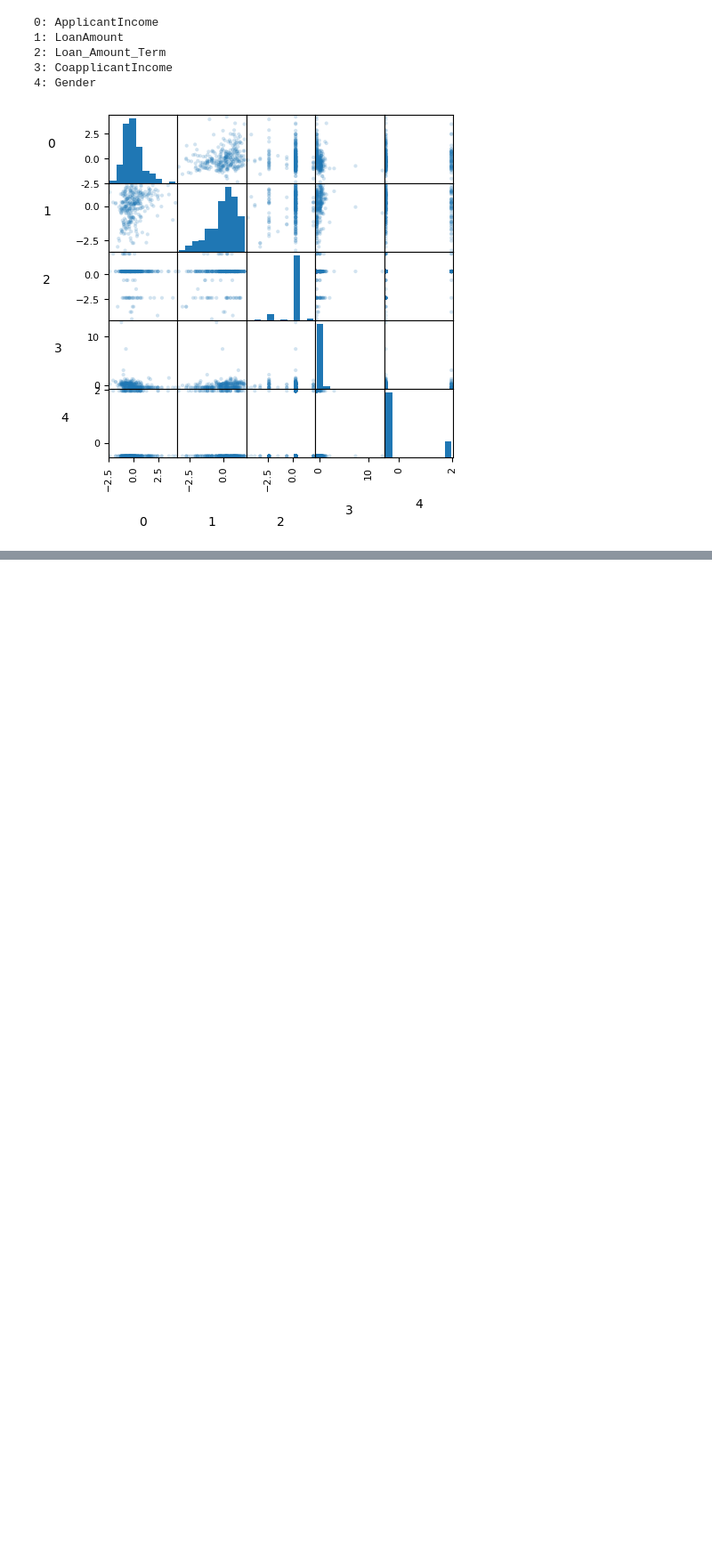
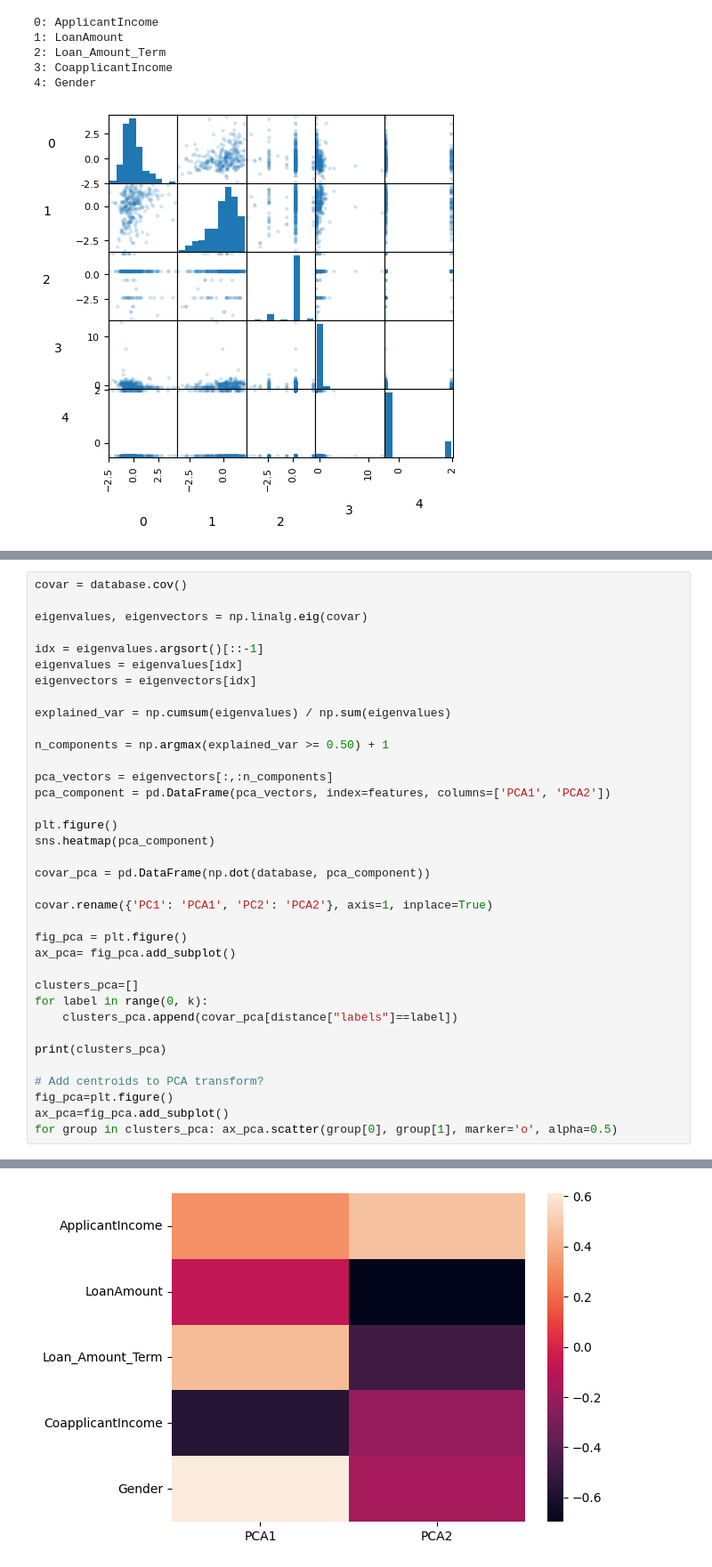
Before and after one commit to JacobeCode/KMeans_PCA_Implementation, a Jupyter notebook: kmeans/kmeans_all.ipynb, the cells around one changed output, grey strips where cells are left out. Shown at 89% size. Cells and saved outputs as stored; diff of their text form; blank space fills up the shorter version.

```diff
--- a/kmeans/kmeans_all.ipynb
+++ b/kmeans/kmeans_all.ipynb
@@ -178,0 +199,37 @@ for iter in range(0, n_iter):
+# %%
+covar = database.cov()
+
+eigenvalues, eigenvectors = np.linalg.eig(covar)
+
+idx = eigenvalues.argsort()[::-1]
+eigenvalues = eigenvalues[idx]
+eigenvectors = eigenvectors[idx]
+
+explained_var = np.cumsum(eigenvalues) / np.sum(eigenvalues)
+
+n_components = np.argmax(explained_var >= 0.50) + 1
+
+pca_vectors = eigenvectors[:,:n_components]
+pca_component = pd.DataFrame(pca_vectors, index=features, columns=['PCA1', 'PCA2'])
+
+plt.figure()
+sns.heatmap(pca_component)
+
+covar_pca = pd.DataFrame(np.dot(database, pca_component))
+
+covar.rename({'PC1': 'PCA1', 'PC2': 'PCA2'}, axis=1, inplace=True)
+
+fig_pca = plt.figure()
+ax_pca= fig_pca.add_subplot()
+
+clusters_pca=[]
+for label in range(0, k):
+    clusters_pca.append(covar_pca[distance["labels"]==label])
+
+print(clusters_pca)
+
+# Add centroids to PCA transform?
+fig_pca=plt.figure()
+ax_pca=fig_pca.add_subplot()
+for group in clusters_pca: ax_pca.scatter(group[0], group[1], marker='o', alpha=0.5)
+# %% [output]
@@ -178,0 +253 @@ for iter in range(0, n_iter):
+[figure, added]
```
Also changed, not shown: parts of 5 cells of this notebook, 1 other file.
